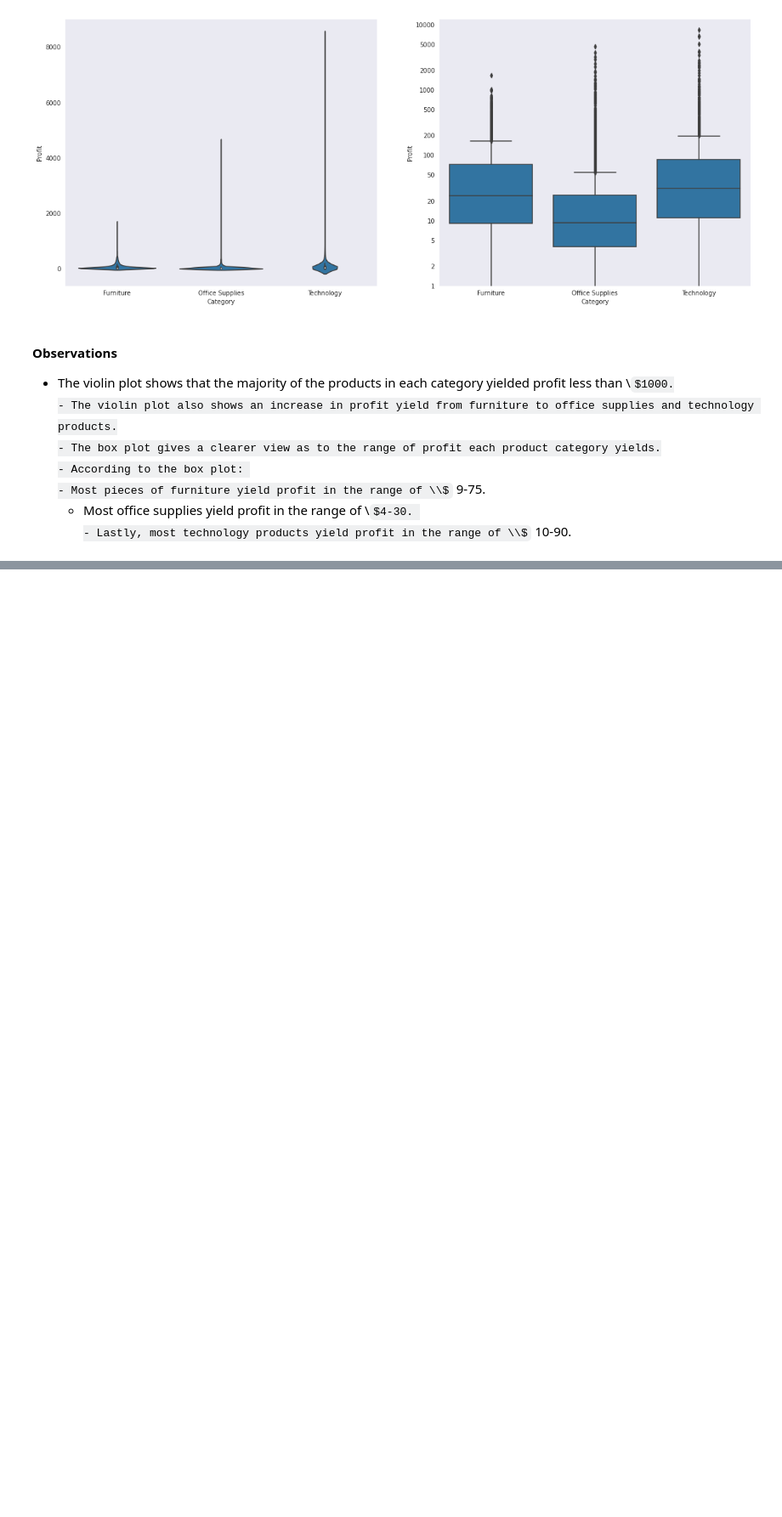
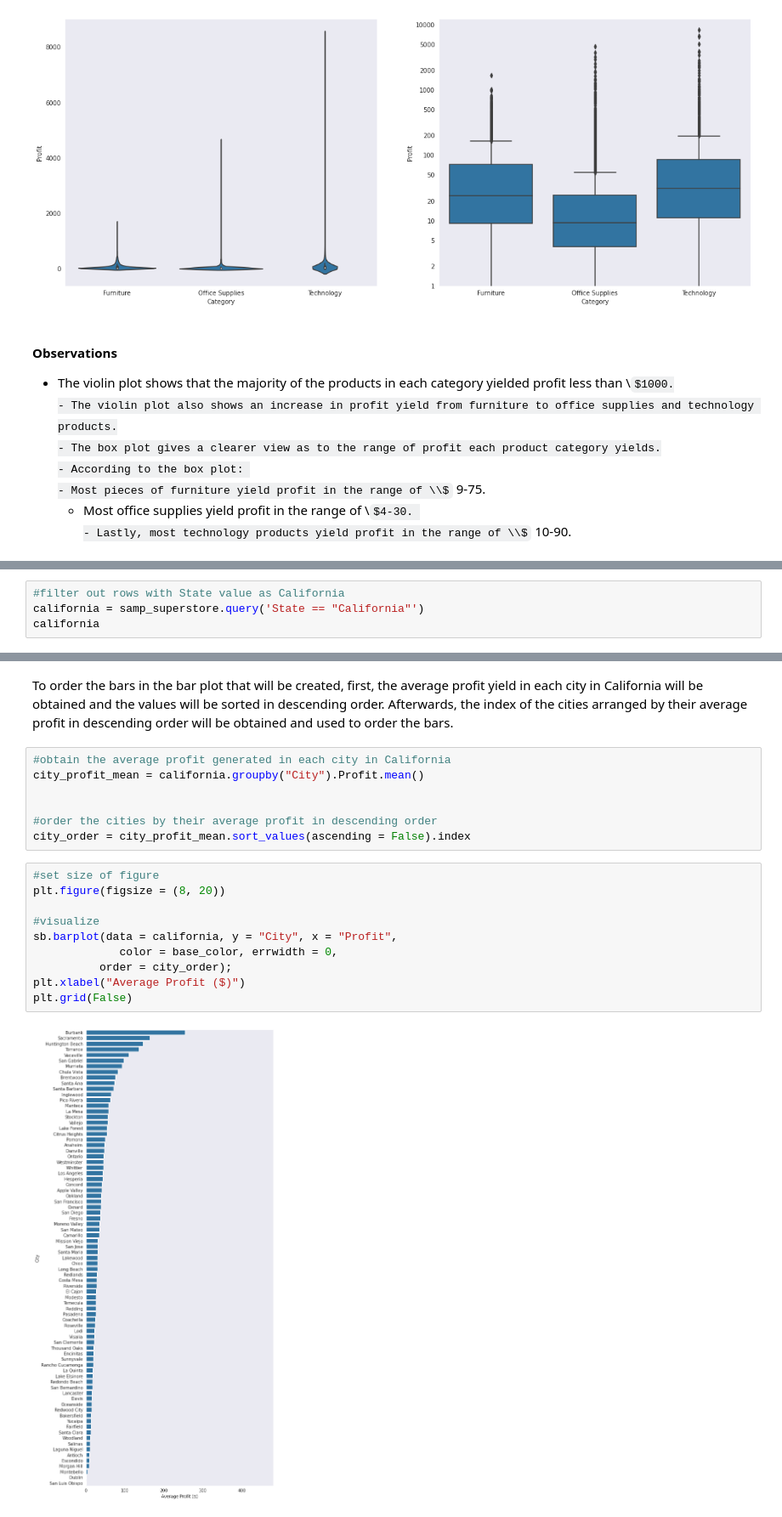
Before and after one commit to Dee-nDee/SuperStore_Data_Analysis, a Jupyter notebook: SuperStore.ipynb, the cells around one changed output, grey strips where cells are left out. Shown at 85% size. Drawn from its saved outputs; the diff is of its cells as text; some formulas as TeX source; blank space fills up the shorter version.

Commit message:
feat: Visualice City in California with Highest Profit Yield

```diff
--- a/SuperStore.ipynb
+++ b/SuperStore.ipynb
@@ -927,0 +946,4 @@ plt.grid(False)
+# %%
+#filter out rows with State value as California
+california = samp_superstore.query('State == "California"')
+california
@@ -927,0 +964,21 @@ plt.grid(False)
+# %% [markdown]
+To order the bars in the bar plot that will be created, first, the average profit yield in each city in California will be obtained and the values will be sorted in descending order. Afterwards, the index of the cities arranged by their average profit in descending order will be obtained and used to order the bars.
+# %%
+#obtain the average profit generated in each city in California
+city_profit_mean = california.groupby("City").Profit.mean()
+
+
+#order the cities by their average profit in descending order
+city_order = city_profit_mean.sort_values(ascending = False).index
+# %%
+#set size of figure
+plt.figure(figsize = (8, 20))
+
+#visualize
+sb.barplot(data = california, y = "City", x = "Profit",
+             color = base_color, errwidth = 0,
+          order = city_order);
+plt.xlabel("Average Profit ($)")
+plt.grid(False)
+# %% [output]
+[figure, added]
```
Also changed, not shown: parts of 5 cells of this notebook.
